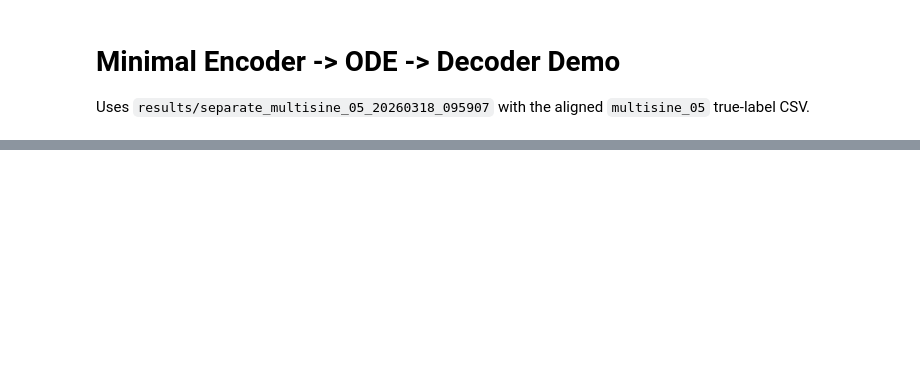
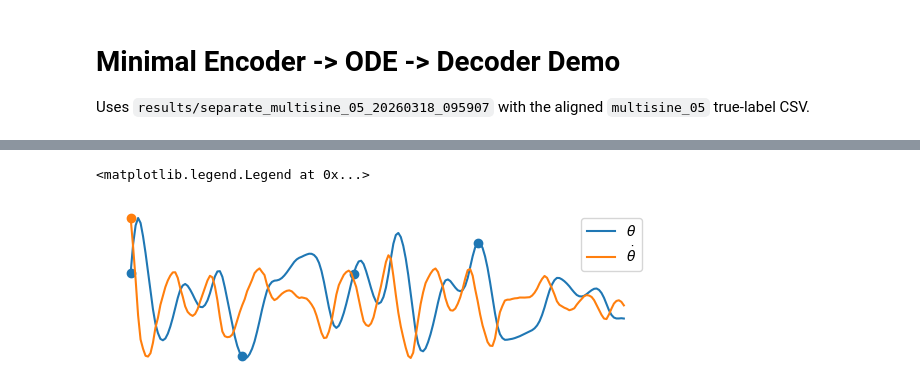
Before and after one commit to dani2442/2026-Hybrid-Signal-Learning, a Jupyter notebook: notebooks/minimal_separate_multisine_05.ipynb, the cells around one changed output, grey strips where cells are left out. Cells and saved outputs as stored; diff of their text form; code cells hidden in the pictures; blank space fills up the shorter version.

```diff
--- a/notebooks/minimal_separate_multisine_05.ipynb
+++ b/notebooks/minimal_separate_multisine_05.ipynb
@@ -89,0 +117,29 @@ plt.tight_layout(); plt.show()
+# %%
+t_index = [0, 45, 90, 140]
+# %%
+fig, ax = plt.subplots(figsize=(7, 2))
+ts = data.t[i : i + rollout_steps] - data.t[i]
+ax.plot(ts, pred_states[:, 0], color="C0", label="$\\theta$")
+#ax.plot(ts, true_states[:, 0], color="C0", linestyle="dashed")
+# twin_ax = ax.twinx()
+ax2 = ax.twinx()
+ax2.plot(ts, pred_states[:, 1], color="C1", label="$\\dot{\\theta}$")
+ax2.plot(0, pred_states[0, 1], 'o', color="C1", zorder=5)
+#ax2.plot(ts, true_states[:, 1], color="C1", linestyle="dashed")
+
+for i, t in enumerate(t_index):
+    ax.plot(ts[t], pred_states[t, 0], 'o', color="C0", zorder=5)
+
+for a in [ax, ax2]:
+    for spine in a.spines.values():
+        spine.set_visible(False)
+    a.set_xticks([])
+    a.set_yticks([])
+
+#legend
+lines, labels = ax.get_legend_handles_labels()
+lines2, labels2 = ax2.get_legend_handles_labels()
+ax.legend(lines + lines2, labels + labels2, loc="upper right")
+# %% [output]
+<matplotlib.legend.Legend at 0x...>
+[figure, added]
```
Also changed, not shown: parts of 5 cells of this notebook.
